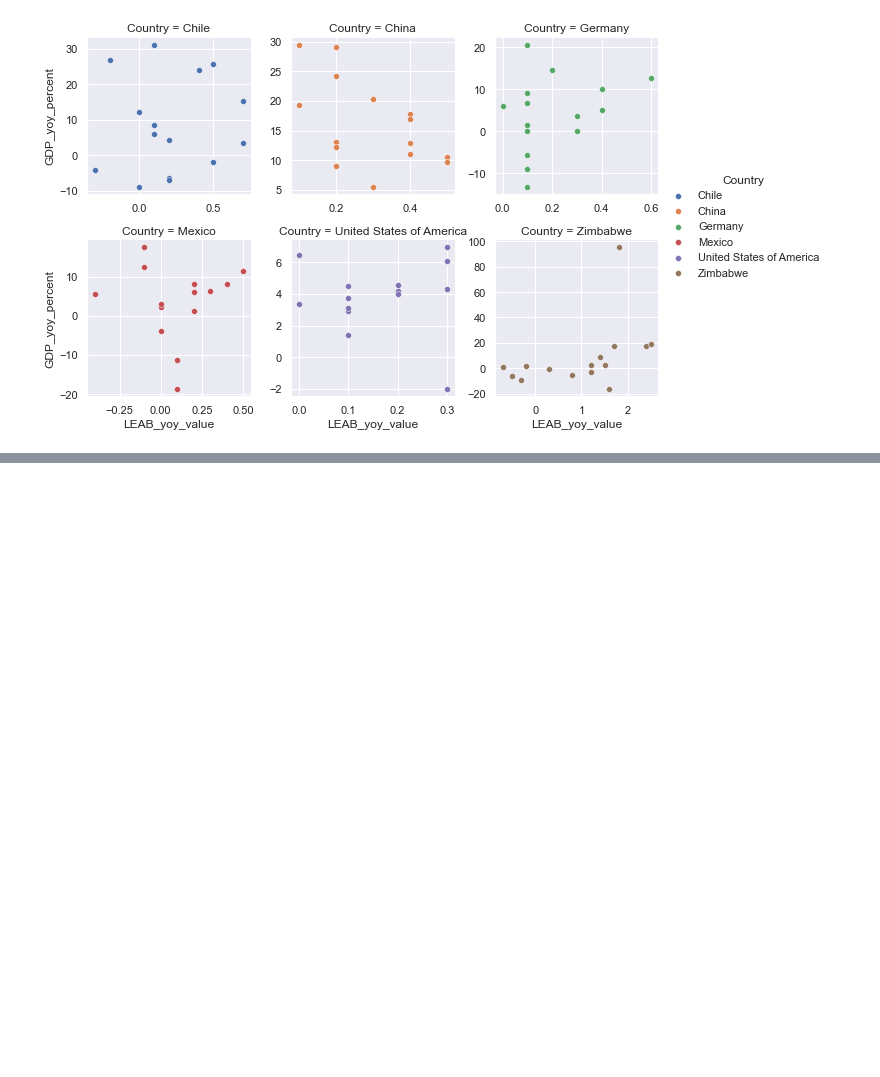
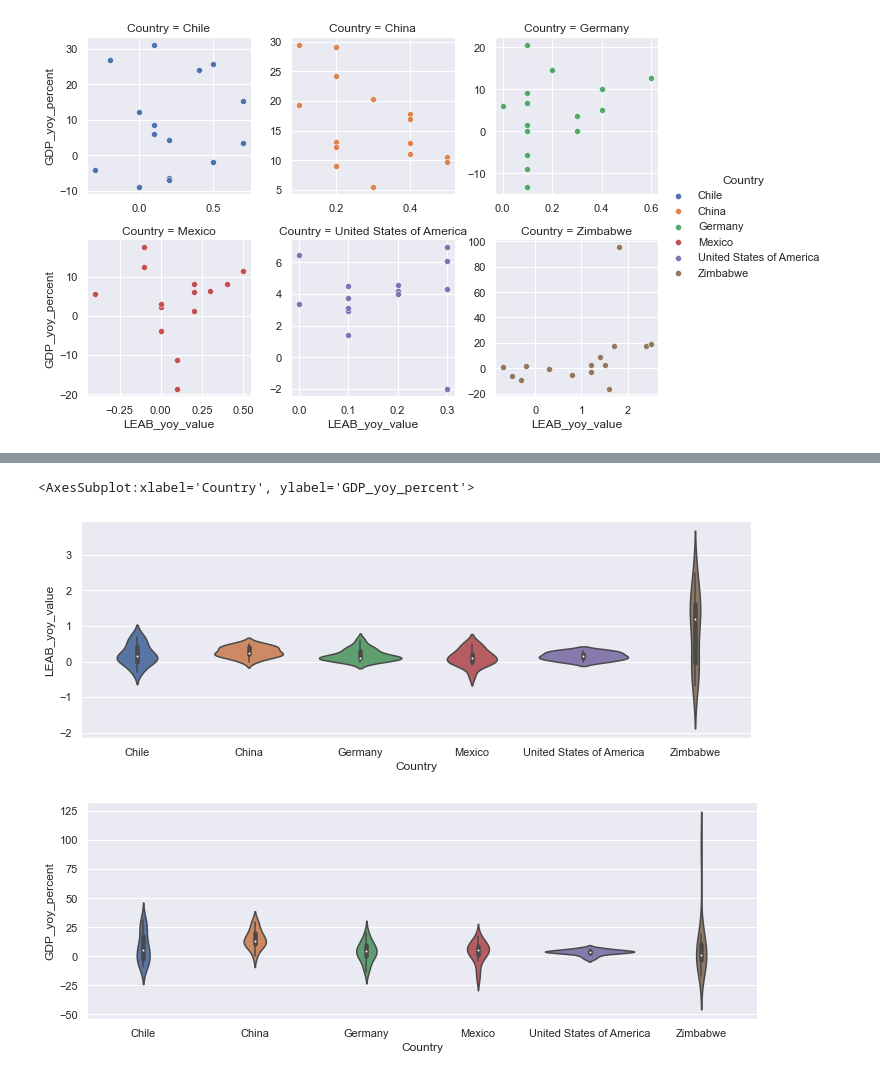
Before and after one commit to tiramisubunny/life_expectancy_gdp_group_project, a Jupyter notebook: life_expectancy_gdp.ipynb, the cells around one changed output, grey strips where cells are left out. Cells and saved outputs as stored; diff of their text form; code cells hidden in the pictures; blank space fills up the shorter version.

```diff
--- a/life_expectancy_gdp.ipynb
+++ b/life_expectancy_gdp.ipynb
@@ -339,0 +368,14 @@ scatter_yoy_gdp_leaby = (scatter_yoy_gdp_leaby.map(sns.scatterplot, 'LEAB_yoy_va
+# %%
+plt.figure(figsize=(12,4))
+sns.set()
+ax1 = plt.subplot()
+sns.violinplot(data=gdp_data, x='Country', y='LEAB_yoy_value')
+
+plt.figure(figsize=(12,4))
+sns.set()
+ax1 = plt.subplot()
+sns.violinplot(data=gdp_data, x='Country', y='GDP_yoy_percent')
+# %% [output]
+<AxesSubplot:xlabel='Country', ylabel='GDP_yoy_percent'>
+[figure, added]
+[figure, added]
```
Also changed, not shown: parts of 6 cells of this notebook.
